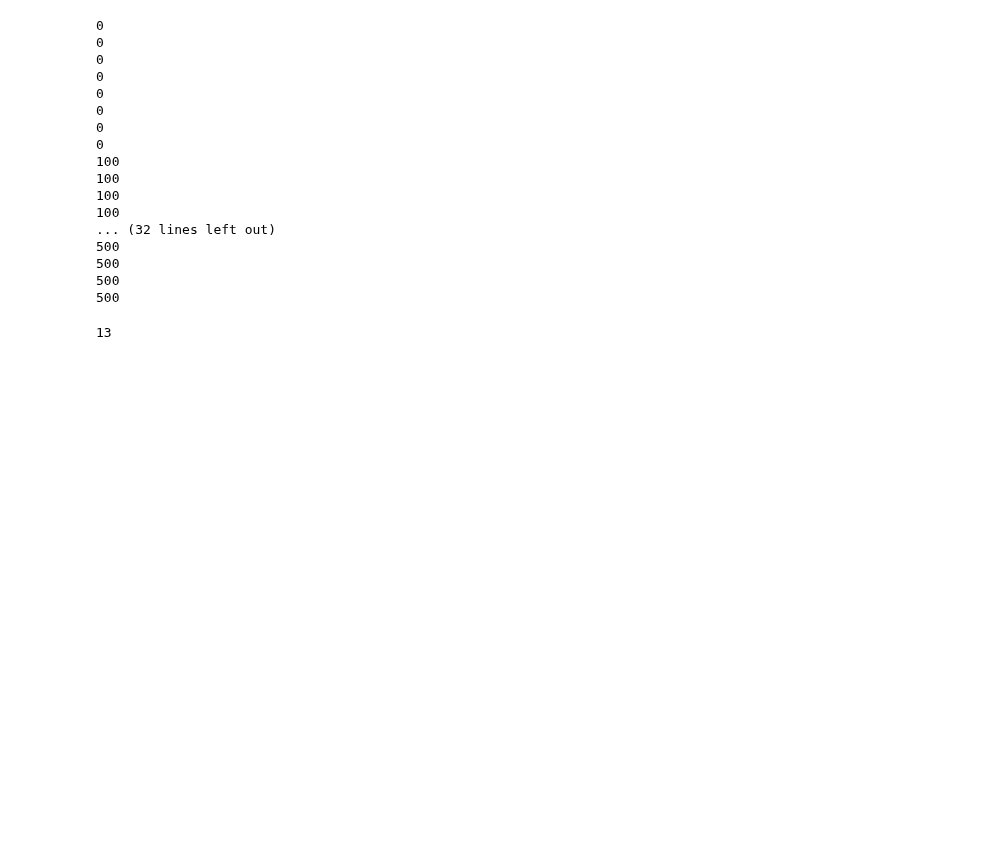
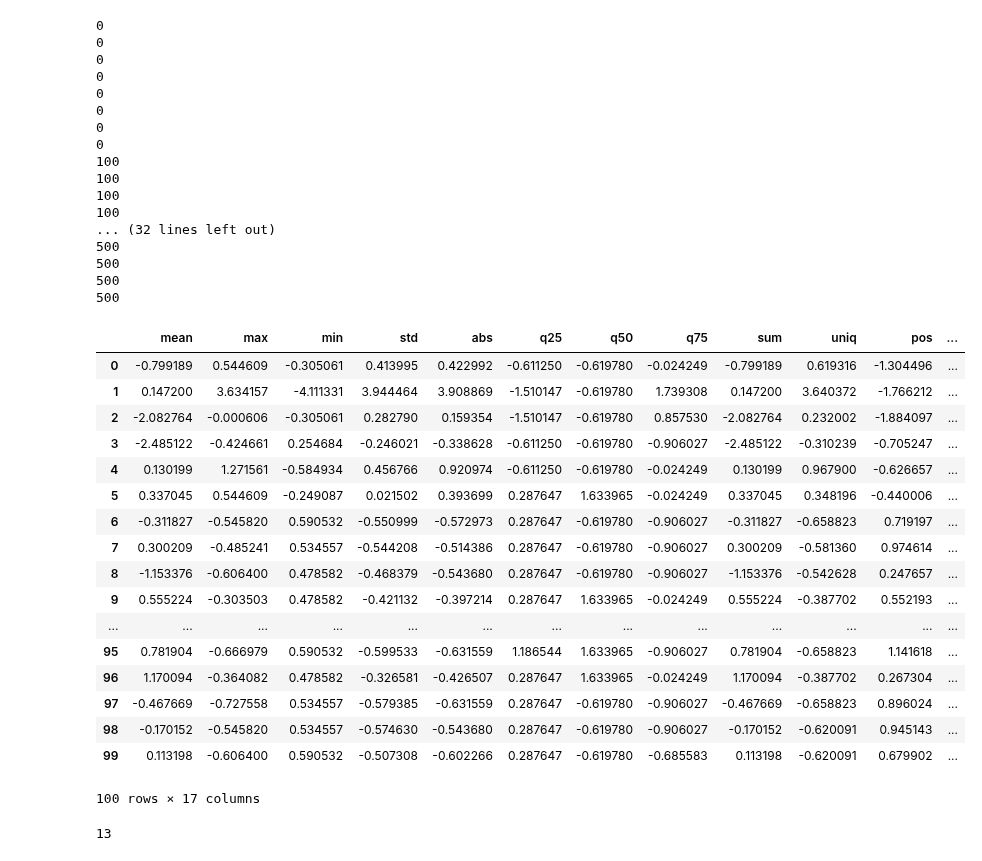
Before and after one commit to stehem/kaggle, a Jupyter notebook: earthquakes/quakes2.ipynb, the cells around one changed output. Drawn from its saved outputs; the diff is of its cells as text; code cells hidden in the pictures; blank space fills up the shorter version.

```diff
--- a/earthquakes/quakes2.ipynb
+++ b/earthquakes/quakes2.ipynb
@@ -106,6 +104,27 @@ if __name__ ==  '__main__':
 500
 500
 500
+# %%
+res[0].get()[100]
+# %% [output]
+|  | mean | max | min | std | abs | q25 | q50 | q75 | sum | uniq | pos | ... |
+| 0 | -0.799189 | 0.544609 | -0.305061 | 0.413995 | 0.422992 | -0.611250 | -0.619780 | -0.024249 | -0.799189 | 0.619316 | -1.304496 | ... |
+| 1 | 0.147200 | 3.634157 | -4.111331 | 3.944464 | 3.908869 | -1.510147 | -0.619780 | 1.739308 | 0.147200 | 3.640372 | -1.766212 | ... |
+| 2 | -2.082764 | -0.000606 | -0.305061 | 0.282790 | 0.159354 | -1.510147 | -0.619780 | 0.857530 | -2.082764 | 0.232002 | -1.884097 | ... |
+| 3 | -2.485122 | -0.424661 | 0.254684 | -0.246021 | -0.338628 | -0.611250 | -0.619780 | -0.906027 | -2.485122 | -0.310239 | -0.705247 | ... |
+| 4 | 0.130199 | 1.271561 | -0.584934 | 0.456766 | 0.920974 | -0.611250 | -0.619780 | -0.024249 | 0.130199 | 0.967900 | -0.626657 | ... |
+| 5 | 0.337045 | 0.544609 | -0.249087 | 0.021502 | 0.393699 | 0.287647 | 1.633965 | -0.024249 | 0.337045 | 0.348196 | -0.440006 | ... |
+| 6 | -0.311827 | -0.545820 | 0.590532 | -0.550999 | -0.572973 | 0.287647 | -0.619780 | -0.906027 | -0.311827 | -0.658823 | 0.719197 | ... |
+| 7 | 0.300209 | -0.485241 | 0.534557 | -0.544208 | -0.514386 | 0.287647 | -0.619780 | -0.906027 | 0.300209 | -0.581360 | 0.974614 | ... |
+| 8 | -1.153376 | -0.606400 | 0.478582 | -0.468379 | -0.543680 | 0.287647 | -0.619780 | -0.906027 | -1.153376 | -0.542628 | 0.247657 | ... |
+| 9 | 0.555224 | -0.303503 | 0.478582 | -0.421132 | -0.397214 | 0.287647 | 1.633965 | -0.024249 | 0.555224 | -0.387702 | 0.552193 | ... |
+| ... | ... | ... | ... | ... | ... | ... | ... | ... | ... | ... | ... | ... |
+| 95 | 0.781904 | -0.666979 | 0.590532 | -0.599533 | -0.631559 | 1.186544 | 1.633965 | -0.906027 | 0.781904 | -0.658823 | 1.141618 | ... |
+| 96 | 1.170094 | -0.364082 | 0.478582 | -0.326581 | -0.426507 | 0.287647 | 1.633965 | -0.024249 | 1.170094 | -0.387702 | 0.267304 | ... |
+| 97 | -0.467669 | -0.727558 | 0.534557 | -0.579385 | -0.631559 | 0.287647 | -0.619780 | -0.906027 | -0.467669 | -0.658823 | 0.896024 | ... |
+| 98 | -0.170152 | -0.545820 | 0.534557 | -0.574630 | -0.543680 | 0.287647 | -0.619780 | -0.906027 | -0.170152 | -0.620091 | 0.945143 | ... |
+| 99 | 0.113198 | -0.606400 | 0.590532 | -0.507308 | -0.602266 | 0.287647 | -0.619780 | -0.685583 | 0.113198 | -0.620091 | 0.679902 | ... |
+100 rows × 17 columns
 # %%
 # %% [output]
 13
```
Also changed, not shown: parts of 4 cells of this notebook, 1 other file.
